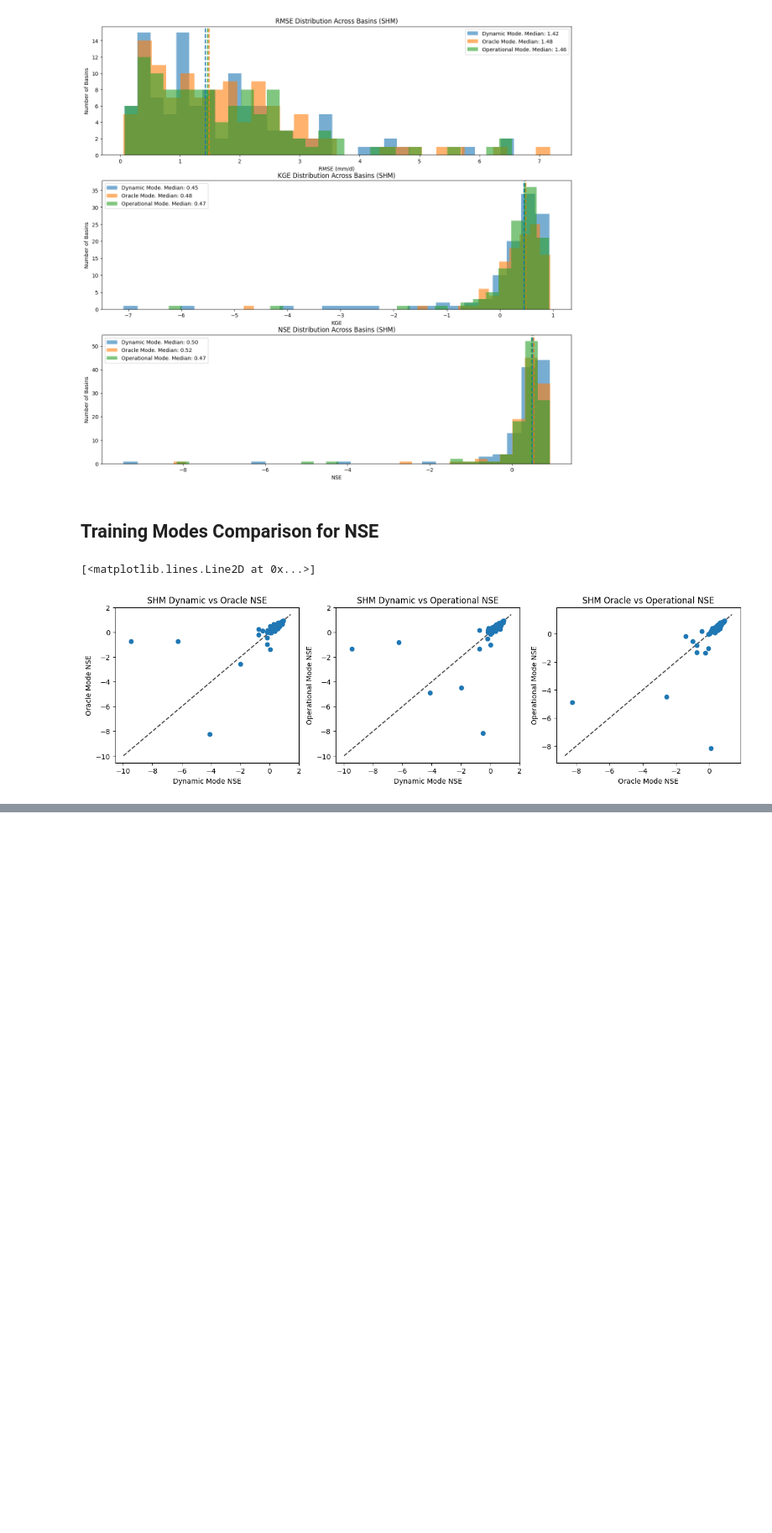
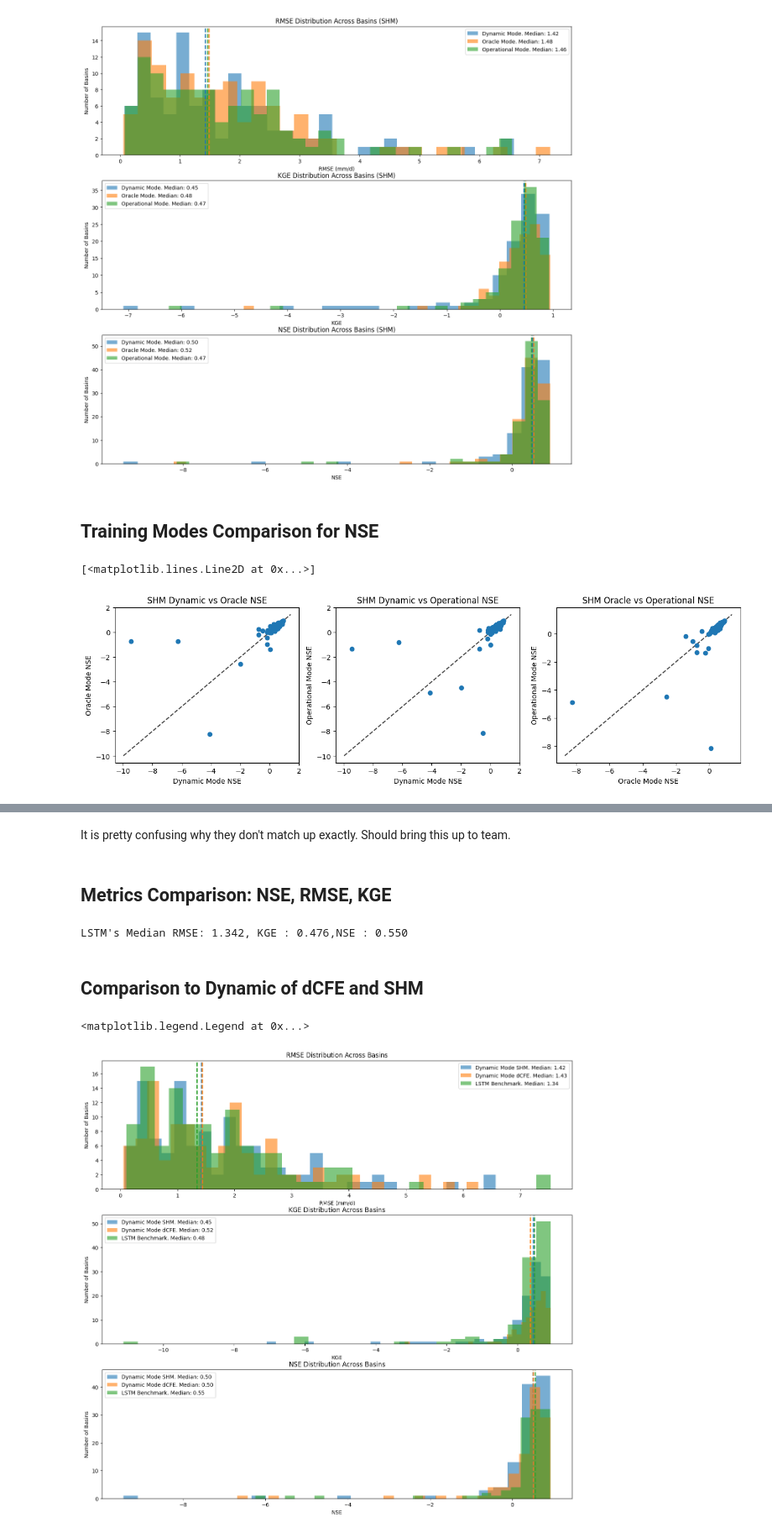
Before and after one commit to mines-ciroh/neuralhydrology-dcfe, a Jupyter notebook: examples/07-DCFE/Manuscript_Material.ipynb, the cells around one changed output, grey strips where cells are left out. Shown at 84% size. Cells and saved outputs as stored; diff of their text form; code cells hidden in the pictures; blank space fills up the shorter version.

Commit message:
Added LSTM Benchmark

```diff
--- a/examples/07-DCFE/Manuscript_Material.ipynb
+++ b/examples/07-DCFE/Manuscript_Material.ipynb
@@ -907,0 +942,70 @@ ax[2].plot(lims2, lims2, 'k--', alpha=0.75, zorder=0)
+# %% [markdown]
+It is pretty confusing why they don't match up exactly. Should bring this up to team.
+# %% [markdown]
+## Metrics Comparison: NSE, RMSE, KGE
+# %%
+lstm_metric = {'basin': [], 'nse': [], 'rmse': [], 'kge': []}
+basin_keys = list(lstm_results.keys())
+
+# Dynamic Mode
+for basin in basin_keys:
+    lstm_nse = nse(xr.DataArray(lstm_results[basin]['1D']['xr']['QObs(mm/d)_obs'].squeeze(drop=True)),
+                     xr.DataArray(lstm_results[basin]['1D']['xr']['QObs(mm/d)_sim'].squeeze(drop=True)))
+    lstm_rmse = rmse(xr.DataArray(lstm_results[basin]['1D']['xr']['QObs(mm/d)_obs'].squeeze(drop=True)),
+                        xr.DataArray(lstm_results[basin]['1D']['xr']['QObs(mm/d)_sim'].squeeze(drop=True)))
+    lstm_kge = kge(xr.DataArray(lstm_results[basin]['1D']['xr']['QObs(mm/d)_obs'].squeeze(drop=True)),
+                        xr.DataArray(lstm_results[basin]['1D']['xr']['QObs(mm/d)_sim'].squeeze(drop=True)))
+
+    # Append to results dictionary
+    lstm_metric['basin'].append(basin)
+    lstm_metric['nse'].append(float(lstm_nse))
+    lstm_metric['rmse'].append(float(lstm_rmse))
+    lstm_metric['kge'].append(float(lstm_kge))
+
+lstm_metric = pd.DataFrame(lstm_metric).set_index('basin')
+# %%
+print(f"LSTM's Median RMSE: {lstm_metric['rmse'].median():.3f}, KGE : {np.median(lstm_metric['kge']):.3f},NSE : {np.median(lstm_metric['nse']):.3f}")
+# %% [output]
+LSTM's Median RMSE: 1.342, KGE : 0.476,NSE : 0.550
+# %% [markdown]
+## Comparison to Dynamic of dCFE and SHM
+# %%
+num_bins = 30
+a = 0.6
+
+fig, ax = plt.subplots(3, 1, figsize=(16,15))
+ax[0].hist(shm_metrics['dynamic_rmse'], bins=num_bins, alpha=a, label='Dynamic Mode SHM. Median: {:.2f}'.format(shm_metrics['dynamic_rmse'].median()))
+ax[0].axvline(shm_metrics['dynamic_rmse'].median(), color='tab:blue', linestyle='dashed', linewidth=2)
+ax[0].hist(rmse_results['dynamic_rmse'], bins=num_bins, alpha=a, label='Dynamic Mode dCFE. Median: {:.2f}'.format(np.median(rmse_results['dynamic_rmse'])))
+ax[0].axvline(np.median(rmse_results['dynamic_rmse']), color='tab:orange', linestyle='dashed', linewidth=2)
+ax[0].hist(lstm_metric['rmse'], bins=num_bins, alpha=a, label='LSTM Benchmark. Median: {:.2f}'.format(lstm_metric['rmse'].median()))
+ax[0].axvline(lstm_metric['rmse'].median(), color='tab:green', linestyle='dashed', linewidth=2)
+ax[0].set_title("RMSE Distribution Across Basins")
+ax[0].set_xlabel("RMSE (mm/d)")
+ax[0].set_ylabel("Number of Basins")
+ax[0].legend()
+
+ax[1].hist(shm_metrics['dynamic_kge'], bins=num_bins, alpha=a, label='Dynamic Mode SHM. Median: {:.2f}'.format(shm_metrics['dynamic_kge'].median()))
+ax[1].axvline(shm_metrics['dynamic_kge'].median(), color='tab:blue', linestyle='dashed', linewidth=2)
+ax[1].hist(kge_results['dynamic_kge'], bins=num_bins, alpha=a, label='Dynamic Mode dCFE. Median: {:.2f}'.format(np.median(kge_results['dynamic_kge'])))
+ax[1].axvline(np.median(kge_results['oracle_kge']), color='tab:orange', linestyle='dashed', linewidth=2)
+ax[1].hist(lstm_metric['kge'], bins=num_bins, alpha=a, label='LSTM Benchmark. Median: {:.2f}'.format(lstm_metric['kge'].median()))
+ax[1].axvline(lstm_metric['kge'].median(), color='tab:green', linestyle='dashed', linewidth=2)
+ax[1].set_title("KGE Distribution Across Basins")
+ax[1].set_xlabel("KGE")
+ax[1].set_ylabel("Number of Basins")
+ax[1].legend()
+
+ax[2].hist(shm_metrics['dynamic_nse'], bins=30, alpha=a, label='Dynamic Mode SHM. Median: {:.2f}'.format(shm_metrics['dynamic_nse'].median()))
+ax[2].axvline(shm_metrics['dynamic_nse'].median(), color='tab:blue', linestyle='dashed', linewidth=2)
+ax[2].hist(nse_results['dynamic_nse'], bins=30, alpha=a, label='Dynamic Mode dCFE. Median: {:.2f}'.format(np.median(nse_results['dynamic_nse'])))
+ax[2].axvline(np.median(nse_results['dynamic_nse']), color='tab:orange', linestyle='dashed', linewidth=2)
+ax[2].hist(lstm_metric['nse'], bins=30, alpha=a, label='LSTM Benchmark. Median: {:.2f}'.format(lstm_metric['nse'].median()))
+ax[2].axvline(lstm_metric['nse'].median(), color='tab:green', linestyle='dashed', linewidth=2)
+ax[2].set_title("NSE Distribution Across Basins")
+ax[2].set_xlabel("NSE")
+ax[2].set_ylabel("Number of Basins")
+ax[2].legend()
+# %% [output]
+<matplotlib.legend.Legend at 0x...>
+[figure, added]
```
Also changed, not shown: parts of 6 cells of this notebook, 2 other files.
